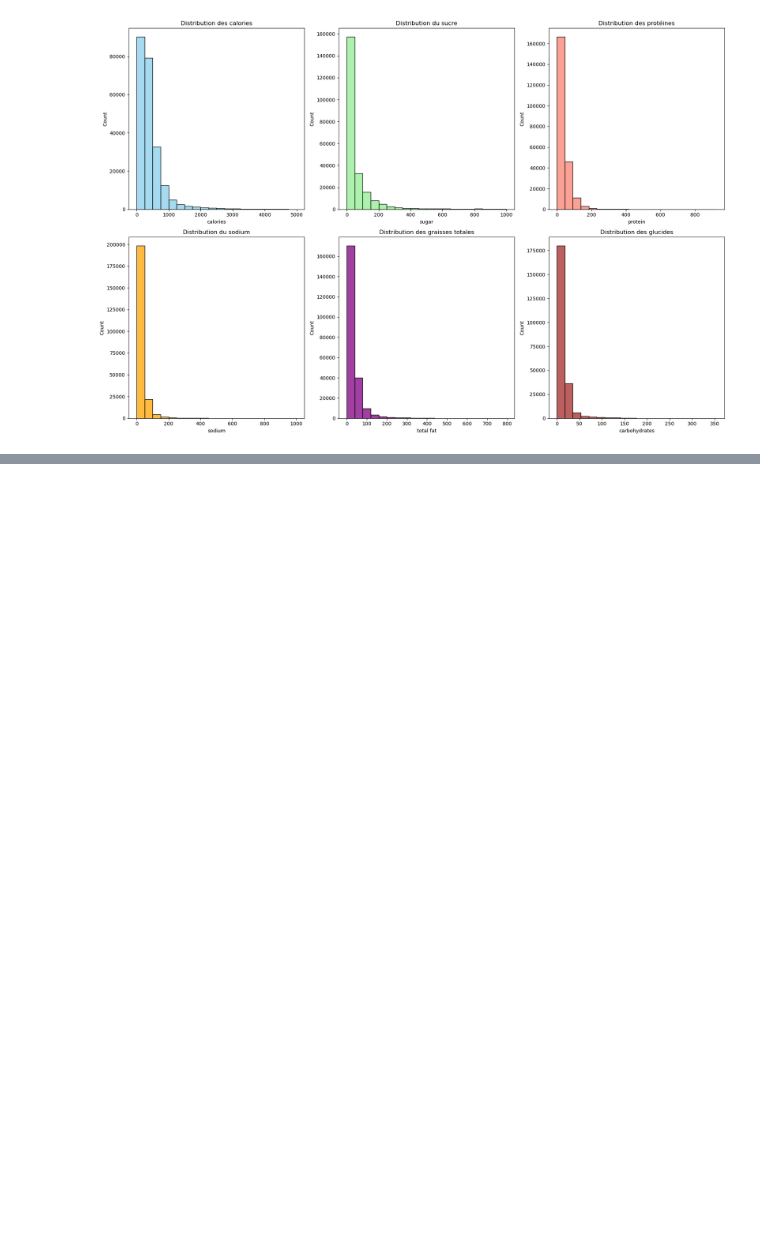
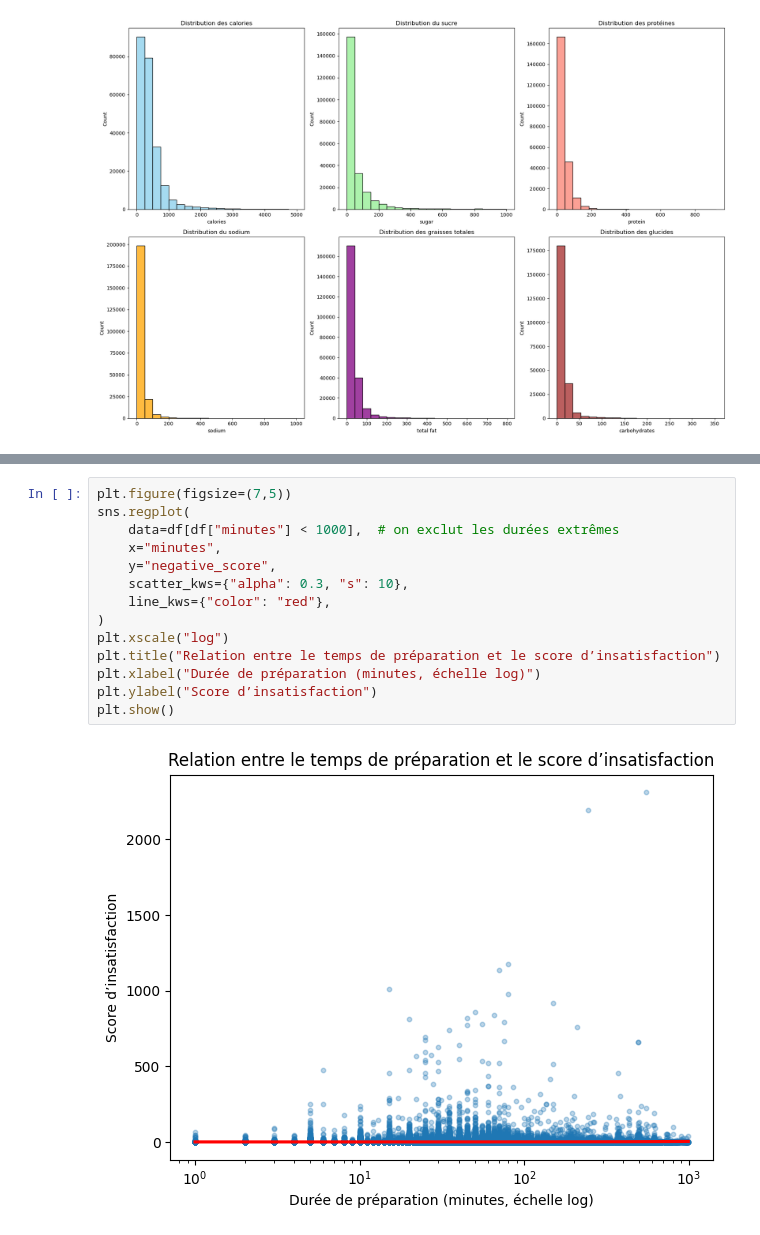
Before and after one commit to DjNaGuRo/MangeTaMain, a Jupyter notebook: MangeTaMain.ipynb, the cells around one changed output, grey strips where cells are left out. Saved outputs shown, nothing was run; the diff lists cells and outputs as text; blank space fills up the shorter version.

```diff
--- a/MangeTaMain.ipynb
+++ b/MangeTaMain.ipynb
@@ -1250,0 +1472,16 @@ plt.show()
+# %%
+plt.figure(figsize=(7,5))
+sns.regplot(
+    data=df[df["minutes"] < 1000],  # on exclut les durées extrêmes
+    x="minutes",
+    y="negative_score",
+    scatter_kws={"alpha": 0.3, "s": 10},
+    line_kws={"color": "red"},
+)
+plt.xscale("log")
+plt.title("Relation entre le temps de préparation et le score d’insatisfaction")
+plt.xlabel("Durée de préparation (minutes, échelle log)")
+plt.ylabel("Score d’insatisfaction")
+plt.show()
+# %% [output]
+[figure, added]
```
Also changed, not shown: parts of 42 cells of this notebook.
